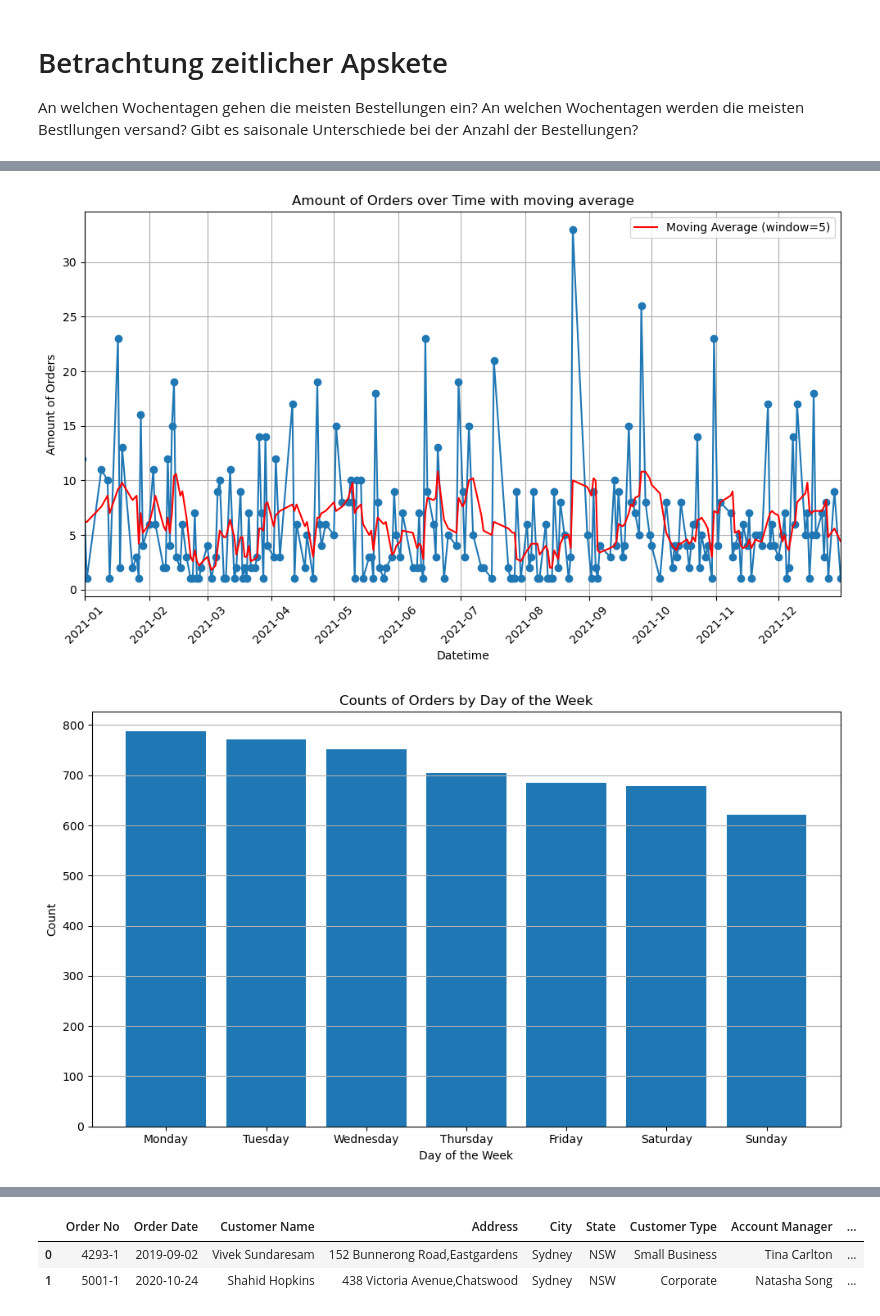
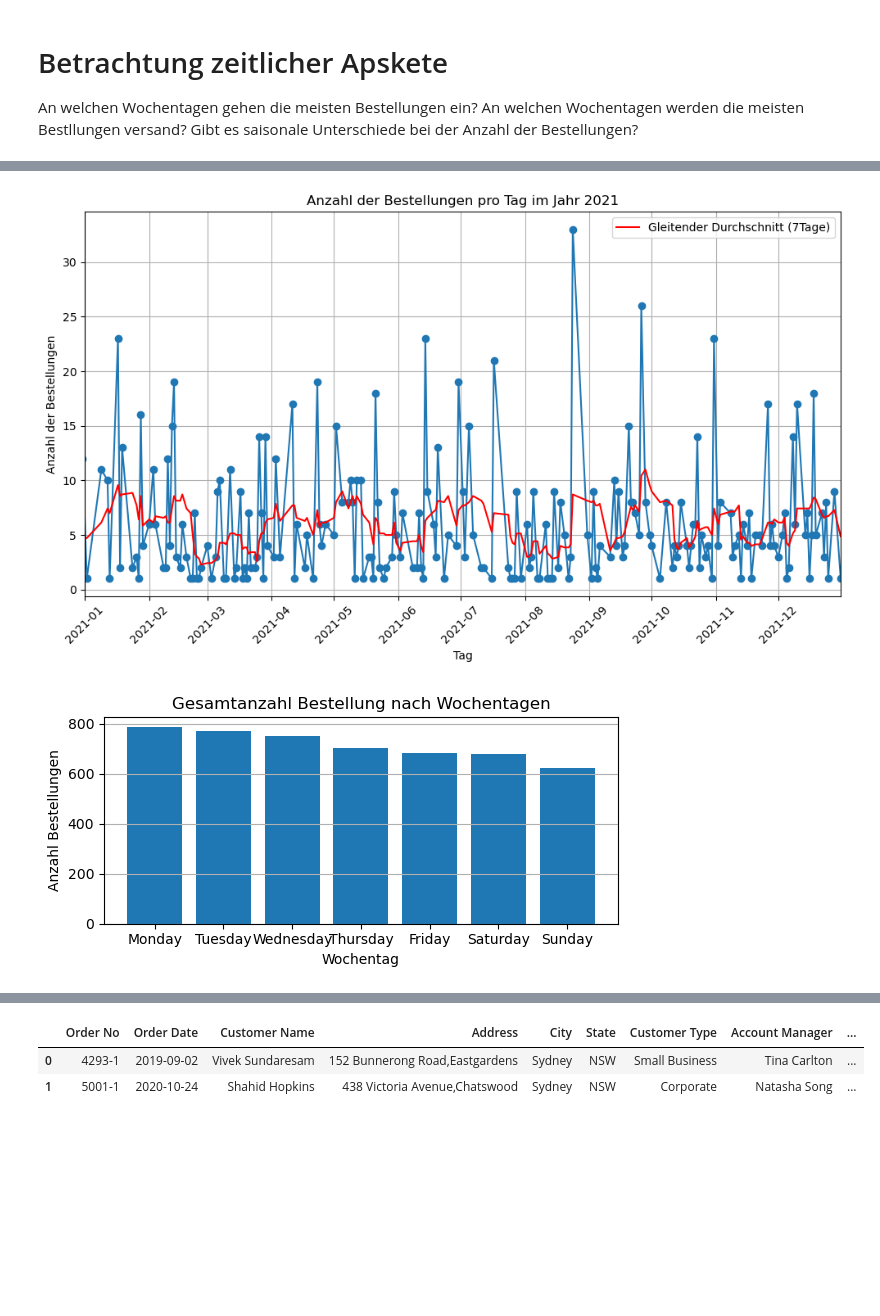
Before and after one commit to SchierleLukas/programming-for-datascience, a Jupyter notebook: notebooks/project.ipynb, the cells around one changed output, grey strips where cells are left out. Cells and saved outputs as stored; diff of their text form; code cells hidden in the pictures; blank space fills up the shorter version.

```diff
--- a/notebooks/project.ipynb
+++ b/notebooks/project.ipynb
@@ -461,13 +447,12 @@ plt.show()
 # %%
-# Jetzt ausschließlich das Jahr 2022
-# 2022
-# Plot the counts over time
+# Die obere Grafik ist nicht wirklich gut zu lesen, da alle Werte in der selben Grafik dargestellt sind.
+# Jetzt ausschließlich das Jahr 2021
 plt.figure(figsize=(10, 6))
 plt.plot(value_counts.index, value_counts.values, marker='o', linestyle='-')
-plt.plot(moving_avg.index, moving_avg.values, color='red', label='Moving Average (window=5)')
-plt.title('Amount of Orders over Time with moving average')
-plt.xlabel('Datetime')
-plt.ylabel('Amount of Orders')
+plt.plot(moving_avg.index, moving_avg.values, color='red', label='Gleitender Durchschnitt (7Tage)')
+plt.title('Anzahl der Bestellungen pro Tag im Jahr 2021')
+plt.xlabel('Tag')
+plt.ylabel('Anzahl der Bestellungen')
 plt.legend()
 plt.grid(True)
 plt.xticks(rotation=45)
@@ -477,22 +462,22 @@ end_date = pd.to_datetime('2021-12-31')
 plt.xlim(start_date, end_date)
 plt.show()
 # %% [output]
-[figure, old version]
+[figure, new version]
 # %%
 # An welchem Wochentag wird am häufigsten bestellt?
 day_of_week_counts = df['Order Date'].dt.dayofweek.value_counts()
 days_of_week = ['Monday', 'Tuesday', 'Wednesday', 'Thursday', 'Friday', 'Saturday', 'Sunday']
 
-plt.figure(figsize=(10, 6))
+plt.figure(figsize=(6, 3))
 plt.bar(days_of_week, day_of_week_counts)
-plt.title('Counts of Orders by Day of the Week')
-plt.xlabel('Day of the Week')
-plt.ylabel('Count')
+plt.title('Gesamtanzahl Bestellung nach Wochentagen')
+plt.xlabel('Wochentag')
+plt.ylabel('Anzahl Bestellungen')
 plt.grid(axis='y')
 plt.tight_layout()
 plt.show()
 # %% [output]
-[figure, old version]
+[figure, new version]
 # %%
 # An welchem Wochentag werden die Pakete versand?
 day_of_week_counts = df['Ship Date'].dt.dayofweek.value_counts()
```
Also changed, not shown: parts of 28 cells of this notebook.
